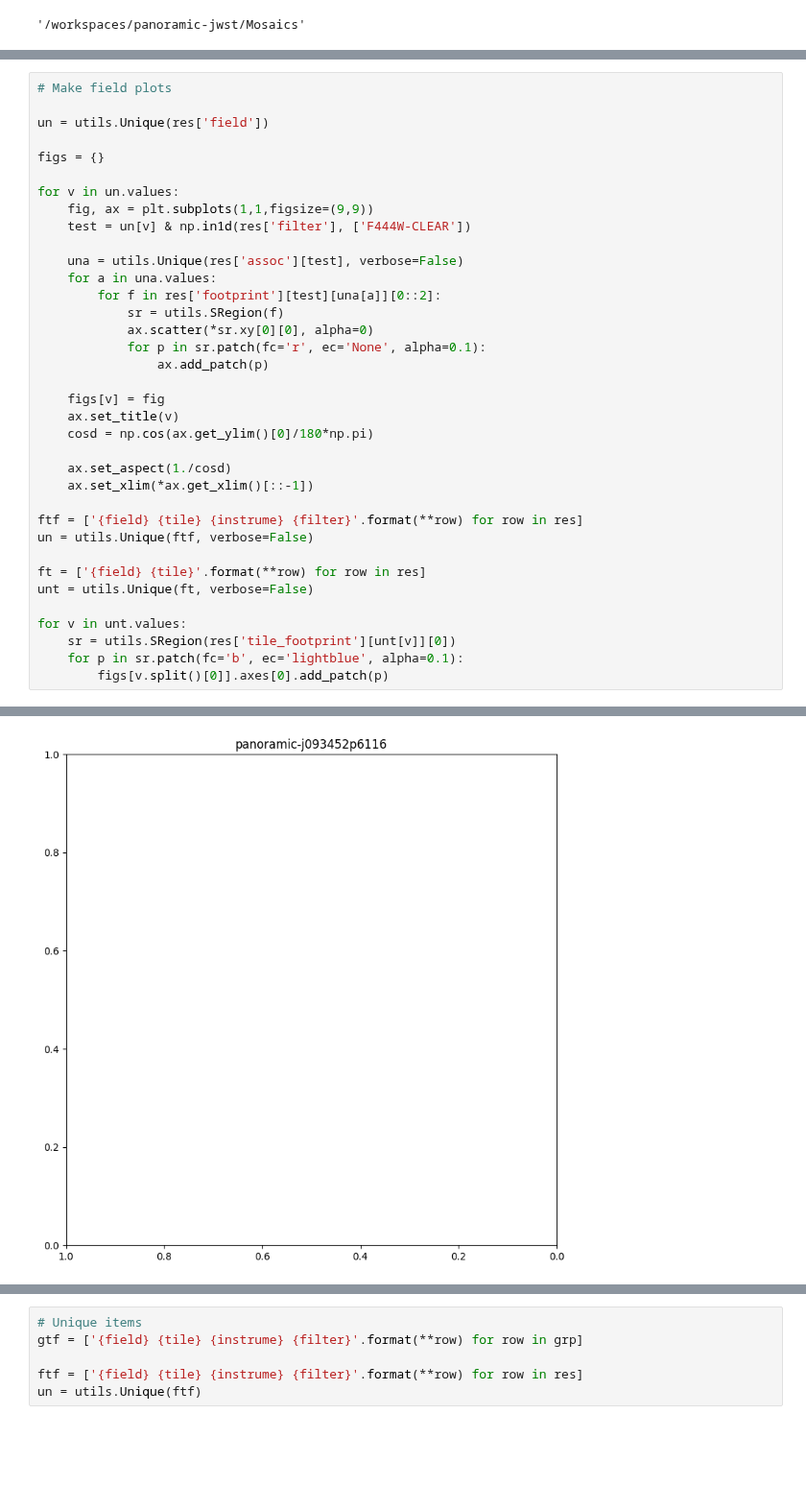
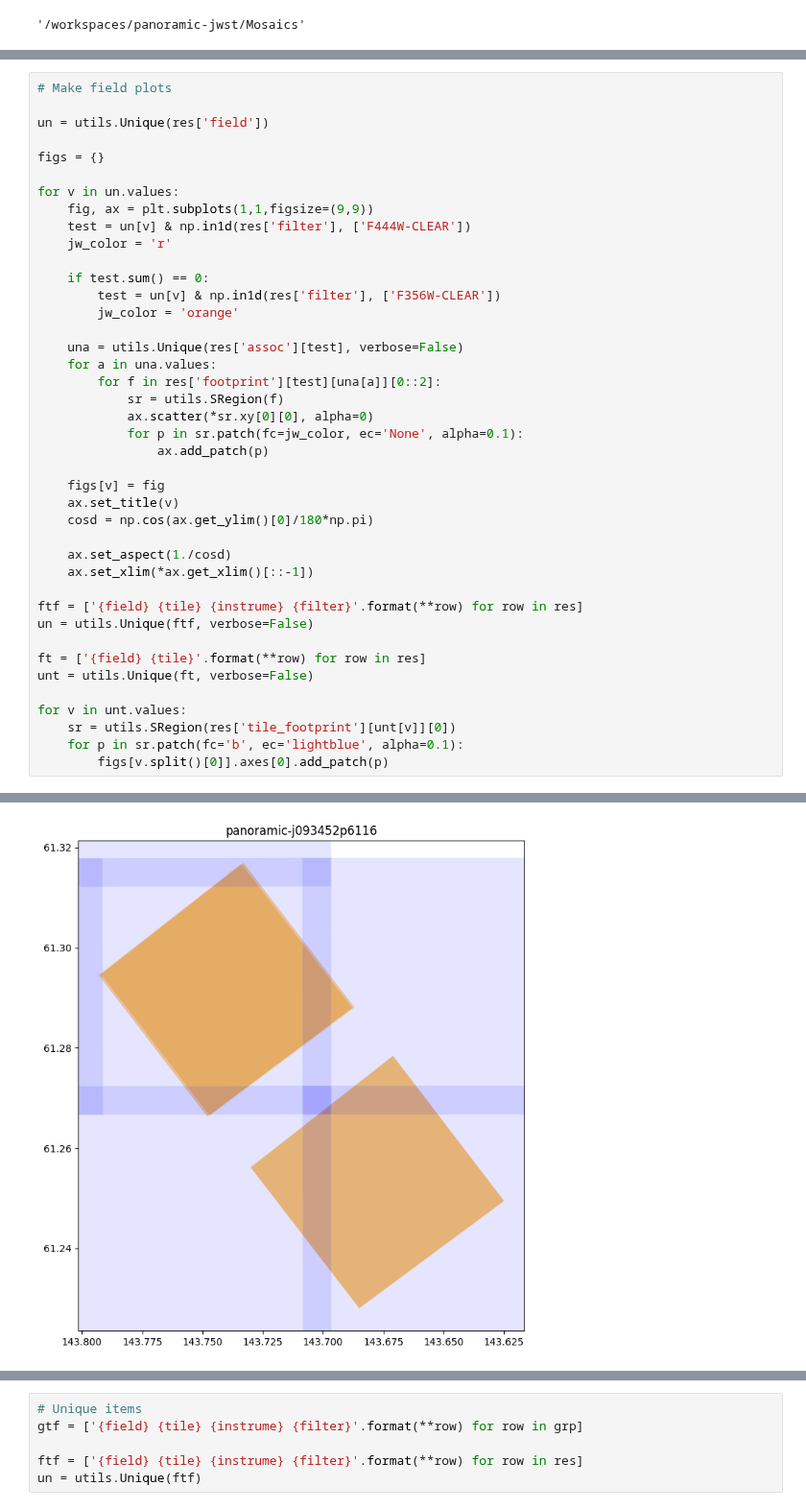
Before and after one commit to gbrammer/panoramic-jwst, a Jupyter notebook: Notebooks/make-map-tiles.ipynb, the cells around one changed output, grey strips where cells are left out. Shown at 96% size. Cells and saved outputs as stored; diff of their text form; blank space fills up the shorter version.

```diff
--- a/Notebooks/make-map-tiles.ipynb
+++ b/Notebooks/make-map-tiles.ipynb
@@ -99,13 +99,18 @@ figs = {}
 for v in un.values:
     fig, ax = plt.subplots(1,1,figsize=(9,9))
     test = un[v] & np.in1d(res['filter'], ['F444W-CLEAR'])
+    jw_color = 'r'
+
+    if test.sum() == 0:
+        test = un[v] & np.in1d(res['filter'], ['F356W-CLEAR'])
+        jw_color = 'orange'
 
     una = utils.Unique(res['assoc'][test], verbose=False)
     for a in una.values:
         for f in res['footprint'][test][una[a]][0::2]:
             sr = utils.SRegion(f)
             ax.scatter(*sr.xy[0][0], alpha=0)
-            for p in sr.patch(fc='r', ec='None', alpha=0.1):
+            for p in sr.patch(fc=jw_color, ec='None', alpha=0.1):
                 ax.add_patch(p)
 
     figs[v] = fig
@@ -140,8 +146,8 @@ for v in unt.values:
  456  panoramic-j150604p5409
  618  panoramic-j153500p2325
  624  panoramic-j125652p5652
 [figure]
 [figure]
-[figure, old version]
+[figure, new version]
 [figure]
 [figure]
```
Also changed, not shown: parts of 15 cells of this notebook, 2 other files.
